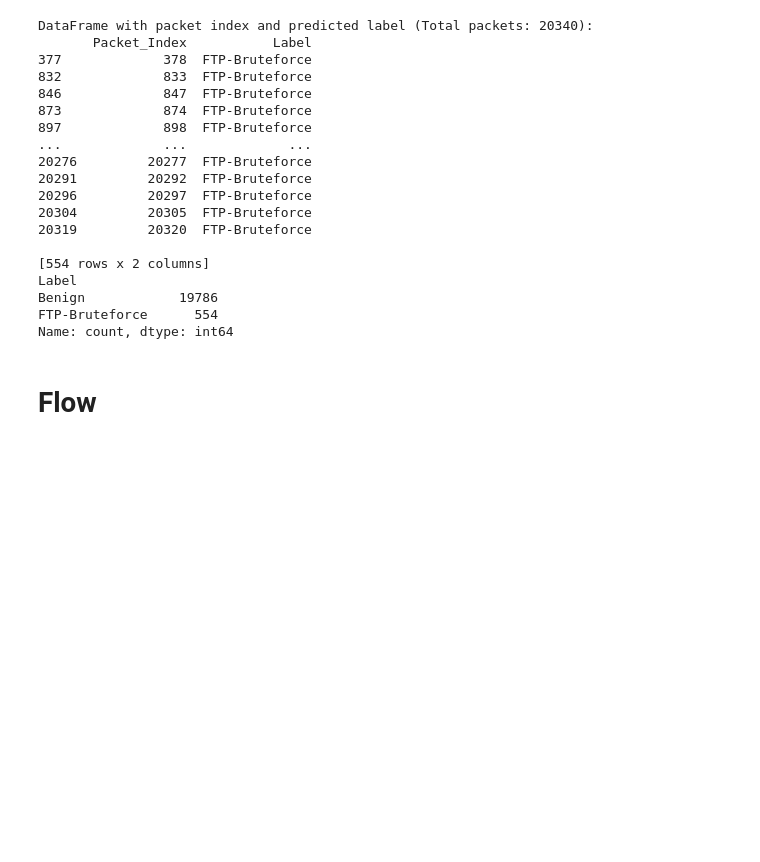
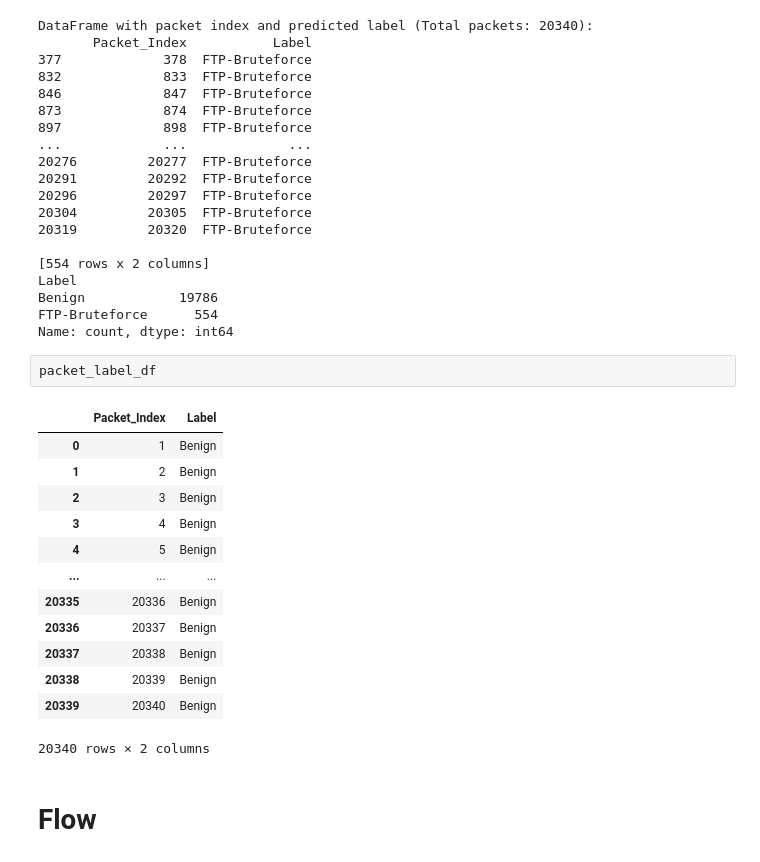
Before and after one commit to Mc4minta/AIB5-PcapAttackClassifier, a Jupyter notebook: MapPacketIndices.ipynb, the cells around one changed output. Drawn from its saved outputs; the diff is of its cells as text; blank space fills up the shorter version.

```diff
--- a/MapPacketIndices.ipynb
+++ b/MapPacketIndices.ipynb
@@ -674,6 +674,22 @@ Label
 Benign            19786
 FTP-Bruteforce      554
 Name: count, dtype: int64
+# %%
+packet_label_df
+# %% [output]
+|  | Packet_Index | Label |
+| 0 | 1 | Benign |
+| 1 | 2 | Benign |
+| 2 | 3 | Benign |
+| 3 | 4 | Benign |
+| 4 | 5 | Benign |
+| ... | ... | ... |
+| 20335 | 20336 | Benign |
+| 20336 | 20337 | Benign |
+| 20337 | 20338 | Benign |
+| 20338 | 20339 | Benign |
+| 20339 | 20340 | Benign |
+20340 rows × 2 columns
 # %% [markdown]
 # Flow
 # %%
```
